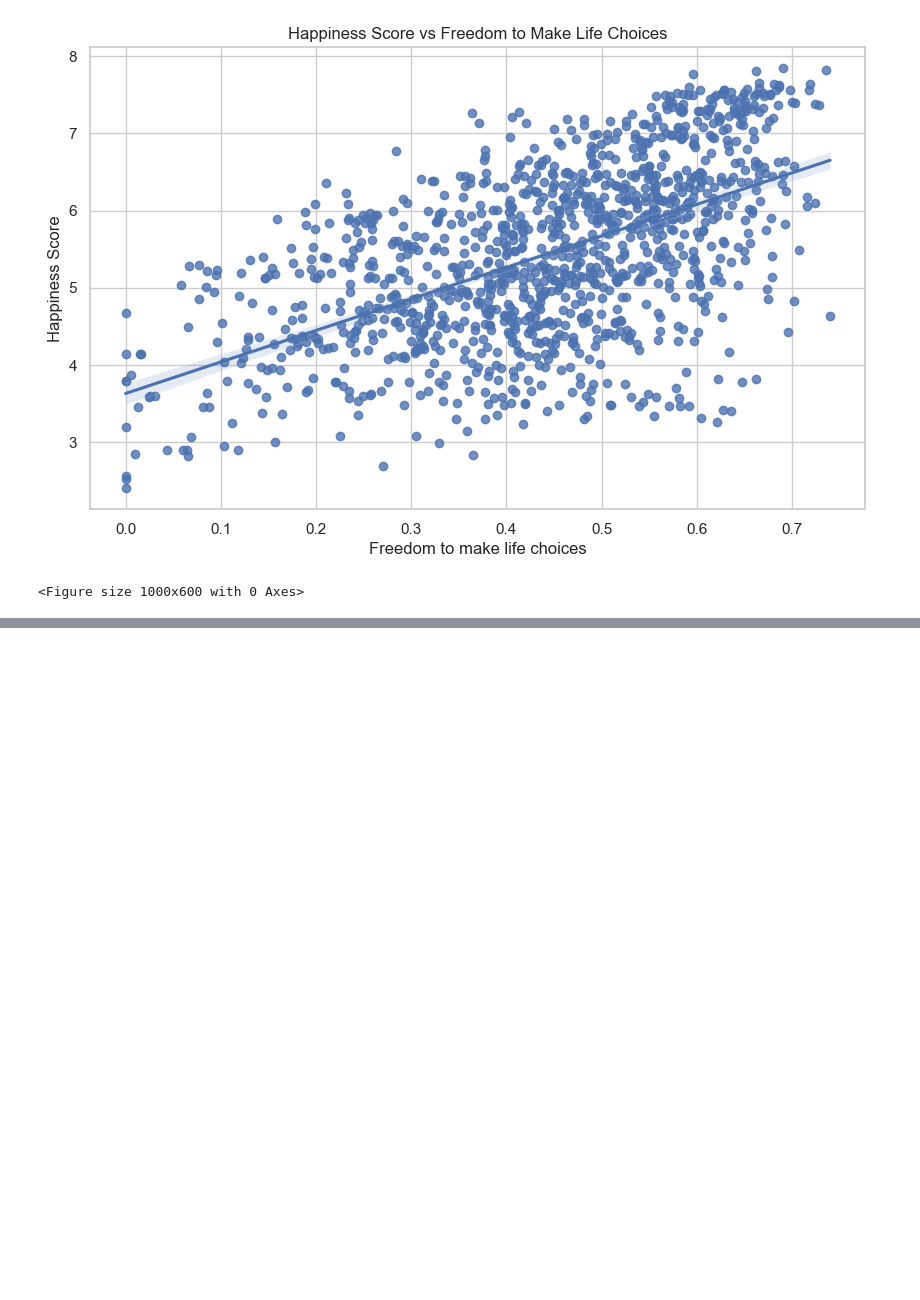
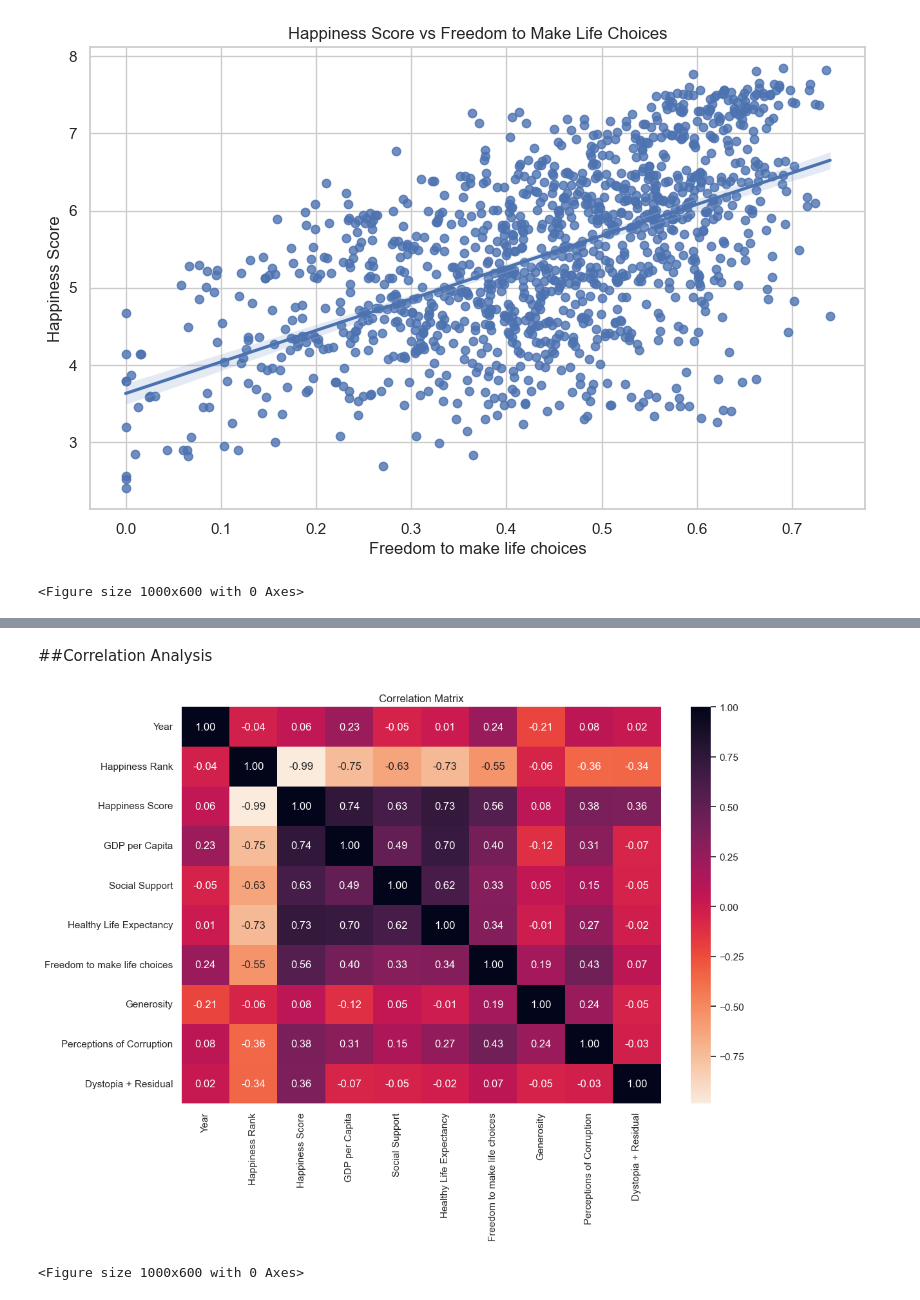
Before and after one commit to to-bits/Global-Happiness-Insights, a Jupyter notebook: analysis.ipynb, the cells around one changed output, grey strips where cells are left out. Cells and saved outputs as stored; diff of their text form; code cells hidden in the pictures; blank space fills up the shorter version.

```diff
--- a/analysis.ipynb
+++ b/analysis.ipynb
@@ -228 +230,22 @@ plt.savefig("image/happiness_score_vs_perceptions_of_corruption.png")
 <Figure size 1000x600 with 0 Axes>
+# %% [markdown]
+##Correlation Analysis
+# %%
+corr = df.corr(numeric_only=True)
+# %%
+plt.figure(figsize=(12,8))
+
+cm=sns.color_palette("rocket_r", as_cmap=True)
+sns.heatmap(
+    corr,
+    annot=True,
+    cmap=cm,
+    fmt=".2f"
+)
+
+plt.title("Correlation Matrix")
+plt.show()
+plt.savefig("image/correlation_matrix.png")
+# %% [output]
+[figure, added]
+<Figure size 1000x600 with 0 Axes>
```
Also changed, not shown: parts of 9 cells of this notebook, 3 other files.
